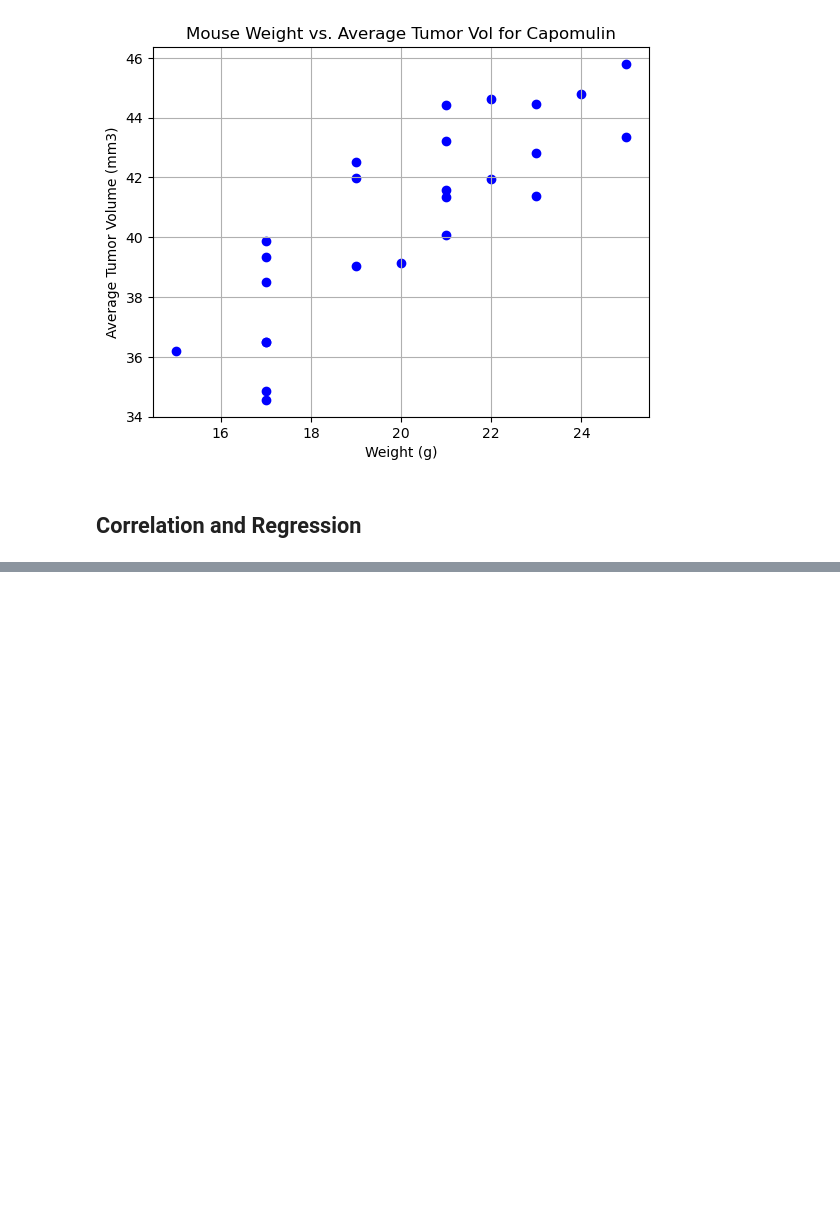
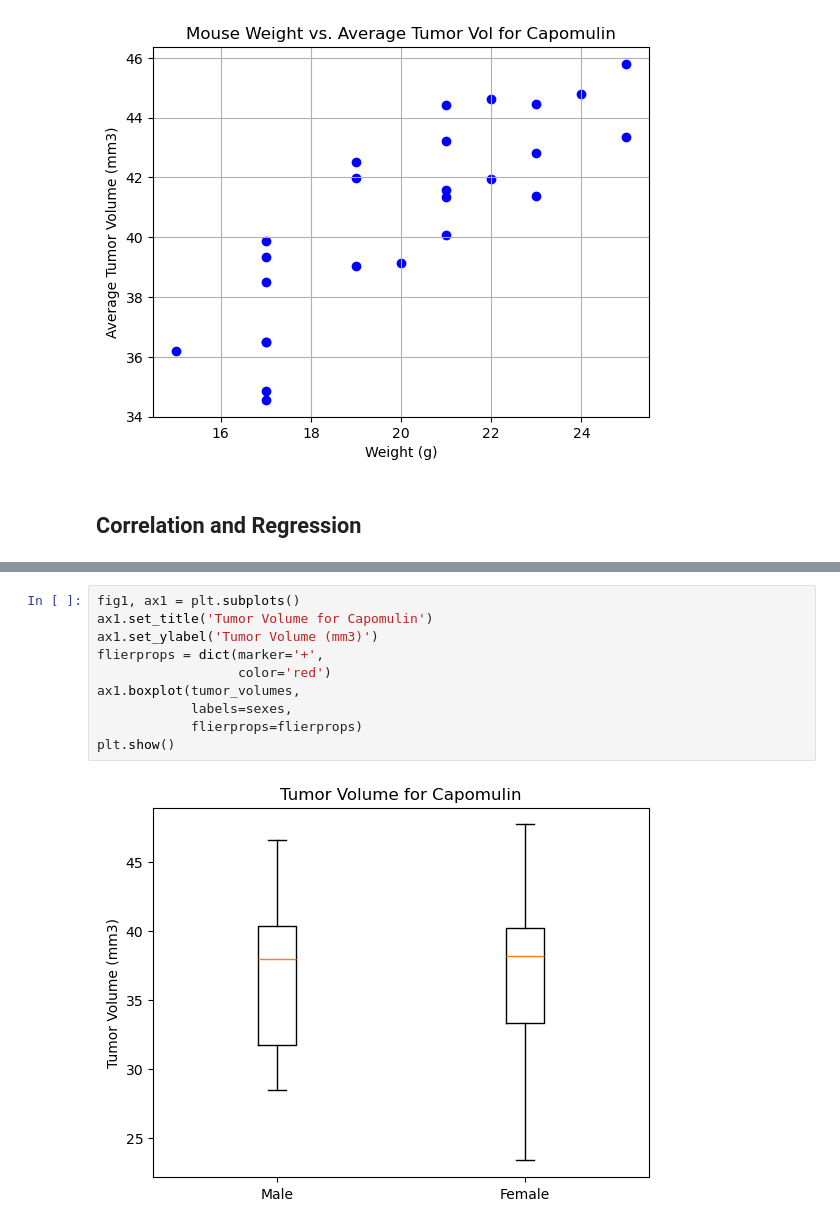
Before and after one commit to andrewplane/matplotlib_challenge, a Jupyter notebook: Pymaceuticals/main.ipynb, the cells around one changed output, grey strips where cells are left out. Saved outputs shown, nothing was run; the diff lists cells and outputs as text; blank space fills up the shorter version.

```diff
--- a/Pymaceuticals/main.ipynb
+++ b/Pymaceuticals/main.ipynb
@@ -442,0 +601,12 @@ Regression: y = 0.954x + 21.552
+# %%
+fig1, ax1 = plt.subplots()
+ax1.set_title('Tumor Volume for Capomulin')
+ax1.set_ylabel('Tumor Volume (mm3)')
+flierprops = dict(marker='+',
+                  color='red')
+ax1.boxplot(tumor_volumes,
+            labels=sexes,
+            flierprops=flierprops)
+plt.show()
+# %% [output]
+[figure, added]
```
Also changed, not shown: parts of 11 cells of this notebook, 1 other file.
